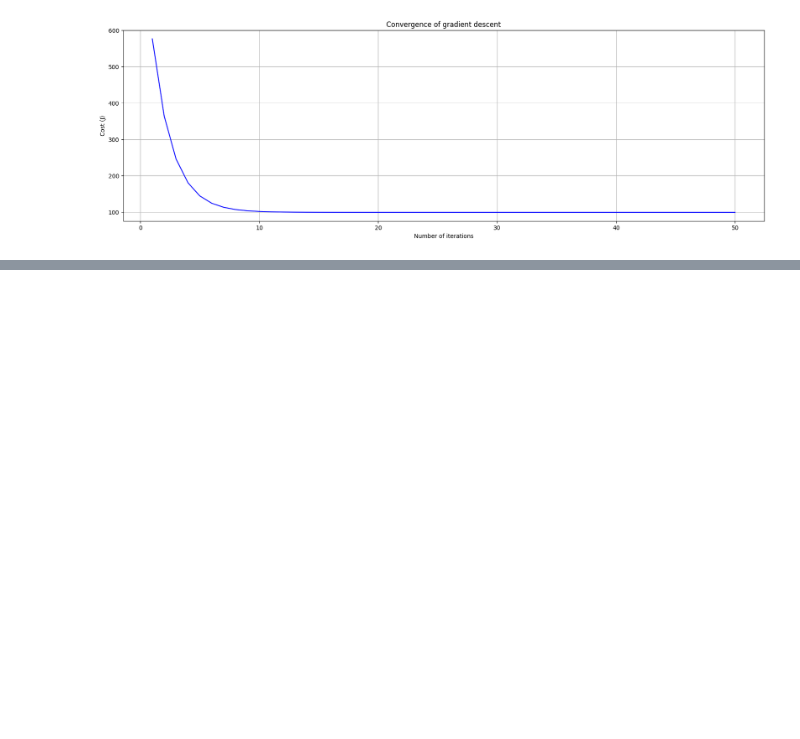
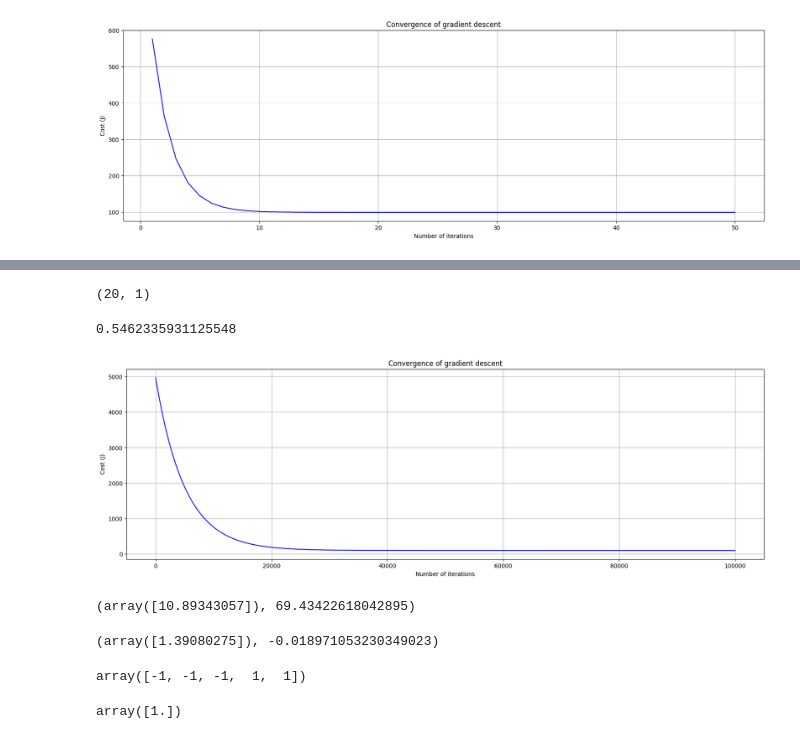
Before and after one commit to dahsie/machine_learning_from_scratch, a Jupyter notebook: regressions/test.ipynb, the cells around one changed output, grey strips where cells are left out. Cells and saved outputs as stored; diff of their text form; code cells hidden in the pictures; blank space fills up the shorter version.

```diff
--- a/regressions/linear regression.ipynb
+++ b/regressions/test.ipynb
@@ -186,3 +203,7 @@ plt.title('Convergence of gradient descent')
 plt.show()
 # %% [output]
 [figure]
+# %%
+from sklearn.preprocessing import StandardScaler
+
+scaled_data = StandardScaler().fit_transform(X)
@@ -188,0 +233,29 @@ plt.show()
+# %%
+scaled_data.shape
+# %% [output]
+(20, 1)
+# %%
+model1 = LinearRegression(max_iterations=1000000)
+
+model1.fit(X=scaled_data, Y=Y)
+model1.score(X=scaled_data, Y=Y)
+# %% [output]
+0.5462335931125548
+# %%
+plt.plot(range(1, model1.max_iterations + 1)[:100000], model1.history[:100000], color='blue')
+plt.rcParams["figure.figsize"] = (20, 6)
+plt.grid()
+plt.xlabel('Number of iterations')
+plt.ylabel('Cost (J)')
+plt.title('Convergence of gradient descent')
+plt.show()
+# %% [output]
+[figure, added]
+# %%
+model1.coef, model1.intercept
+# %% [output]
+(array([10.89343057]), 69.43422618042895)
+# %%
+model.coef, model.intercept
+# %% [output]
+(array([1.39080275]), -0.018971053230349023)
@@ -188,0 +264,8 @@ plt.show()
+# %%
+np.sign(array)
+# %% [output]
+array([-1, -1, -1,  1,  1])
+# %%
+np.sign(model1.coef)
+# %% [output]
+array([1.])
```
Also changed, not shown: parts of 31 cells of this notebook, 7 other files.
